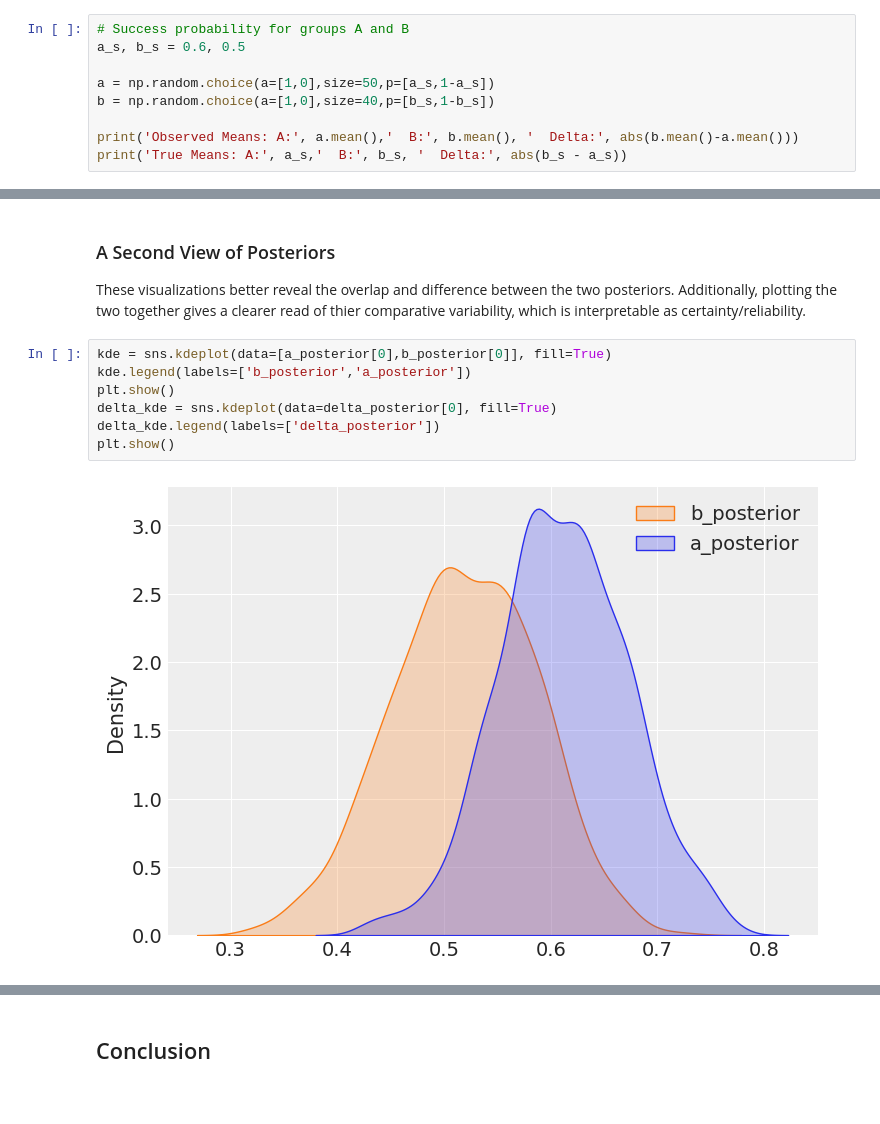
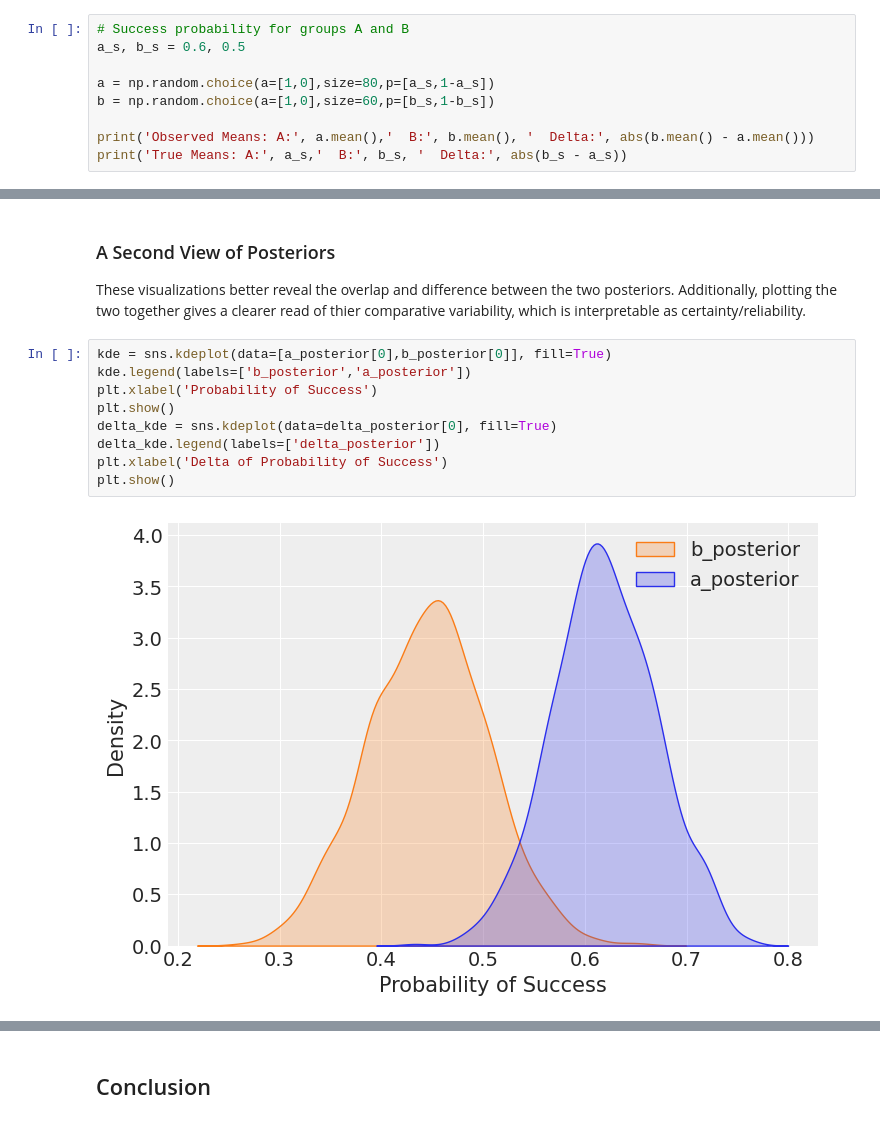
Before and after one commit to anthonymelson/portfolio, a Jupyter notebook: Bayesian_Estimation_of_Difference_in_Success_Rate_Between_Two_Groups_on_Binary_Task_Using_Pymc3.ipynb, the cells around one changed output, grey strips where cells are left out. Cells and saved outputs as stored; diff of their text form.

```diff
--- a/Bayesian_Estimation_of_Difference_in_Success_Rate_Between_Two_Groups_on_Binary_Task_Using_Pymc3.ipynb
+++ b/Bayesian_Estimation_of_Difference_in_Success_Rate_Between_Two_Groups_on_Binary_Task_Using_Pymc3.ipynb
@@ -55,9 +55,9 @@ from IPython.display import Markdown as md
 # Success probability for groups A and B
 a_s, b_s = 0.6, 0.5
 
-a = np.random.choice(a=[1,0],size=50,p=[a_s,1-a_s])
-b = np.random.choice(a=[1,0],size=40,p=[b_s,1-b_s])
+a = np.random.choice(a=[1,0],size=80,p=[a_s,1-a_s])
+b = np.random.choice(a=[1,0],size=60,p=[b_s,1-b_s])
 
-print('Observed Means: A:', a.mean(),'  B:', b.mean(), '  Delta:', abs(b.mean()-a.mean()))
+print('Observed Means: A:', a.mean(),'  B:', b.mean(), '  Delta:', abs(b.mean() - a.mean()))
 print('True Means: A:', a_s,'  B:', b_s, '  Delta:', abs(b_s - a_s))
 # %% [output]
@@ -151,9 +176,11 @@ These visualizations better reveal the overlap and difference between the two po
 # %%
 kde = sns.kdeplot(data=[a_posterior[0],b_posterior[0]], fill=True)
 kde.legend(labels=['b_posterior','a_posterior'])
+plt.xlabel('Probability of Success')
 plt.show()
 delta_kde = sns.kdeplot(data=delta_posterior[0], fill=True)
 delta_kde.legend(labels=['delta_posterior'])
+plt.xlabel('Delta of Probability of Success')
 plt.show()
 # %% [output]
-[figure, old version]
+[figure, new version]
```
Also changed, not shown: parts of 15 cells of this notebook.
